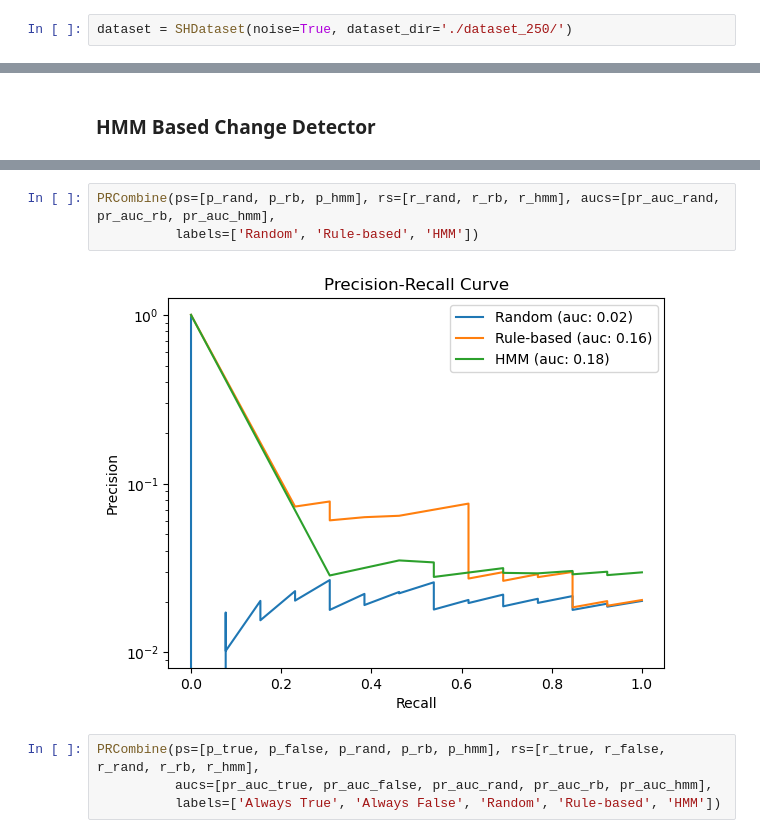
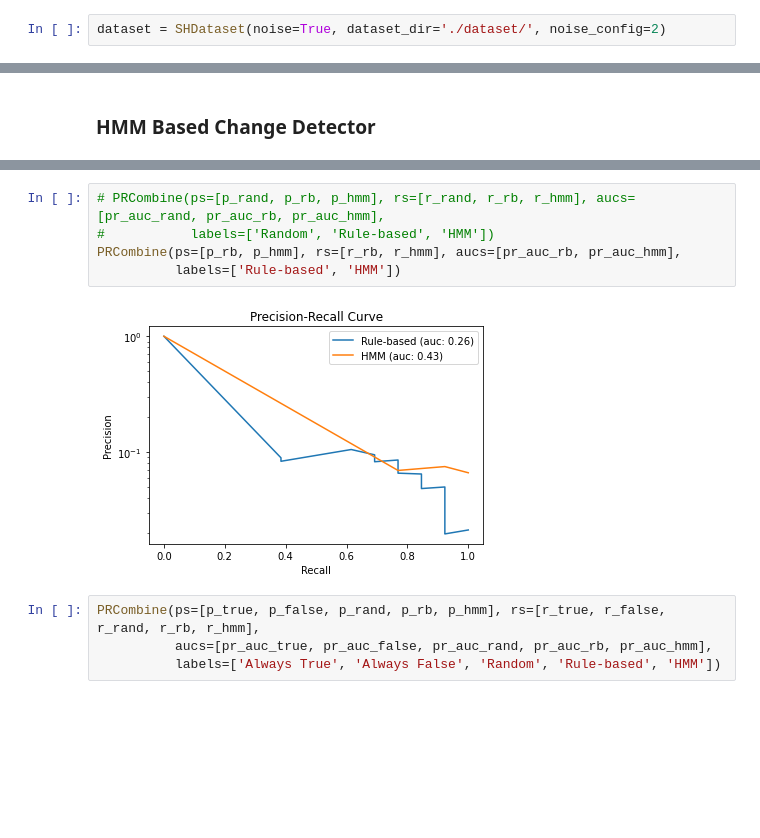
Before and after one commit to KJ-Waller/SyntheticHighways, a Jupyter notebook: ChangeDetection/InferenceAndEvaluation-wNoise.ipynb, the cells around one changed output, grey strips where cells are left out. Cells and saved outputs as stored; diff of their text form; blank space fills up the shorter version.

```diff
--- a/ChangeDetection/InferenceAndEvaluation-wNoise.ipynb
+++ b/ChangeDetection/InferenceAndEvaluation-wNoise.ipynb
@@ -11,7 +8,7 @@ import matplotlib.pyplot as plt
 from utils import *
 from metrics import *
 # %%
-dataset = SHDataset(noise=True, dataset_dir='./dataset_250/')
+dataset = SHDataset(noise=True, dataset_dir='./dataset/', noise_config=2)
 # %%
 G1,T1,G2,T2 = dataset.read_snapshots(0)
 # %%
@@ -146,8 +157,10 @@ tpr_hmm, fpr_hmm, auroc_hmm = ROCCurve(groundtruth_labels(G1, G2), scores_hmm)
 # %%
-PRCombine(ps=[p_rand, p_rb, p_hmm], rs=[r_rand, r_rb, r_hmm], aucs=[pr_auc_rand, pr_auc_rb, pr_auc_hmm],
-          labels=['Random', 'Rule-based', 'HMM'])
+# PRCombine(ps=[p_rand, p_rb, p_hmm], rs=[r_rand, r_rb, r_hmm], aucs=[pr_auc_rand, pr_auc_rb, pr_auc_hmm],
+#           labels=['Random', 'Rule-based', 'HMM'])
+PRCombine(ps=[p_rb, p_hmm], rs=[r_rb, r_hmm], aucs=[pr_auc_rb, pr_auc_hmm],
+          labels=['Rule-based', 'HMM'])
 # %% [output]
-[figure, old version]
+[figure, new version]
 # %%
 PRCombine(ps=[p_true, p_false, p_rand, p_rb, p_hmm], rs=[r_true, r_false, r_rand, r_rb, r_hmm],
           aucs=[pr_auc_true, pr_auc_false, pr_auc_rand, pr_auc_rb, pr_auc_hmm],
```
Also changed, not shown: parts of 28 cells of this notebook, 2 other files.
